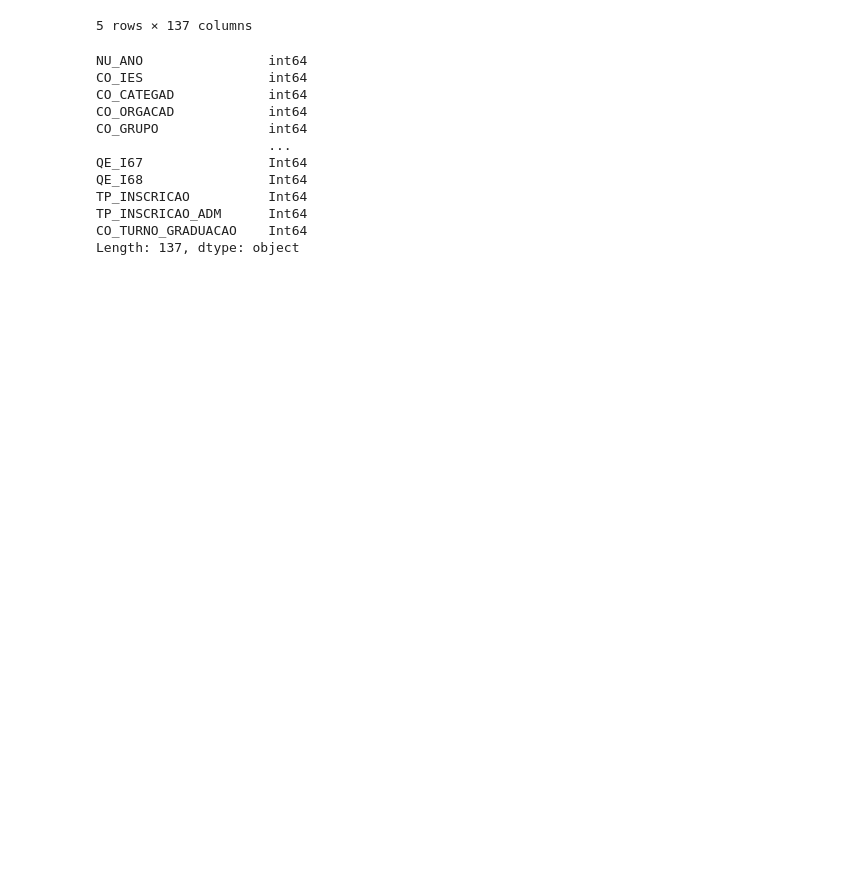
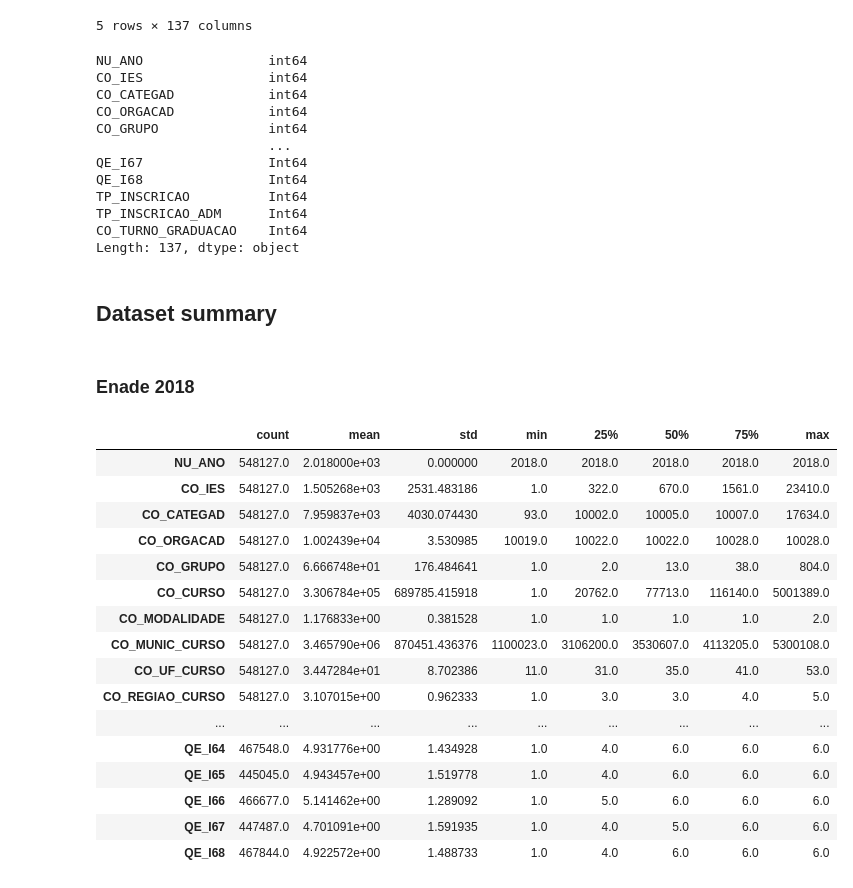
Before and after one commit to mchoji/enade-py, a Jupyter notebook: notebooks/1.1-mc-test-custom-loads.ipynb, the cells around one changed output. Cells and saved outputs as stored; diff of their text form; code cells hidden in the pictures; blank space fills up the shorter version.

Commit message:
Add notebooks with enade microdata mining process

```diff
--- a/notebooks/1.1-mc-test-custom-loads.ipynb
+++ b/notebooks/1.1-mc-test-custom-loads.ipynb
@@ -101,3 +101,27 @@ TP_INSCRICAO          Int64
 TP_INSCRICAO_ADM      Int64
 CO_TURNO_GRADUACAO    Int64
 Length: 137, dtype: object
+# %% [markdown]
+## Dataset summary
+# %% [markdown]
+### Enade 2018
+# %%
+df.describe().transpose()
+# %% [output]
+|  | count | mean | std | min | 25% | 50% | 75% | max |
+| NU_ANO | 548127.0 | 2.018000e+03 | 0.000000 | 2018.0 | 2018.0 | 2018.0 | 2018.0 | 2018.0 |
+| CO_IES | 548127.0 | 1.505268e+03 | 2531.483186 | 1.0 | 322.0 | 670.0 | 1561.0 | 23410.0 |
+| CO_CATEGAD | 548127.0 | 7.959837e+03 | 4030.074430 | 93.0 | 10002.0 | 10005.0 | 10007.0 | 17634.0 |
+| CO_ORGACAD | 548127.0 | 1.002439e+04 | 3.530985 | 10019.0 | 10022.0 | 10022.0 | 10028.0 | 10028.0 |
+| CO_GRUPO | 548127.0 | 6.666748e+01 | 176.484641 | 1.0 | 2.0 | 13.0 | 38.0 | 804.0 |
+| CO_CURSO | 548127.0 | 3.306784e+05 | 689785.415918 | 1.0 | 20762.0 | 77713.0 | 116140.0 | 5001389.0 |
+| CO_MODALIDADE | 548127.0 | 1.176833e+00 | 0.381528 | 1.0 | 1.0 | 1.0 | 1.0 | 2.0 |
+| CO_MUNIC_CURSO | 548127.0 | 3.465790e+06 | 870451.436376 | 1100023.0 | 3106200.0 | 3530607.0 | 4113205.0 | 5300108.0 |
+| CO_UF_CURSO | 548127.0 | 3.447284e+01 | 8.702386 | 11.0 | 31.0 | 35.0 | 41.0 | 53.0 |
+| CO_REGIAO_CURSO | 548127.0 | 3.107015e+00 | 0.962333 | 1.0 | 3.0 | 3.0 | 4.0 | 5.0 |
+| ... | ... | ... | ... | ... | ... | ... | ... | ... |
+| QE_I64 | 467548.0 | 4.931776e+00 | 1.434928 | 1.0 | 4.0 | 6.0 | 6.0 | 6.0 |
+| QE_I65 | 445045.0 | 4.943457e+00 | 1.519778 | 1.0 | 4.0 | 6.0 | 6.0 | 6.0 |
+| QE_I66 | 466677.0 | 5.141462e+00 | 1.289092 | 1.0 | 5.0 | 6.0 | 6.0 | 6.0 |
+| QE_I67 | 447487.0 | 4.701091e+00 | 1.591935 | 1.0 | 4.0 | 5.0 | 6.0 | 6.0 |
+| QE_I68 | 467844.0 | 4.922572e+00 | 1.488733 | 1.0 | 4.0 | 6.0 | 6.0 | 6.0 |
```
Also changed, not shown: parts of 4 cells of this notebook, 16 other files.
